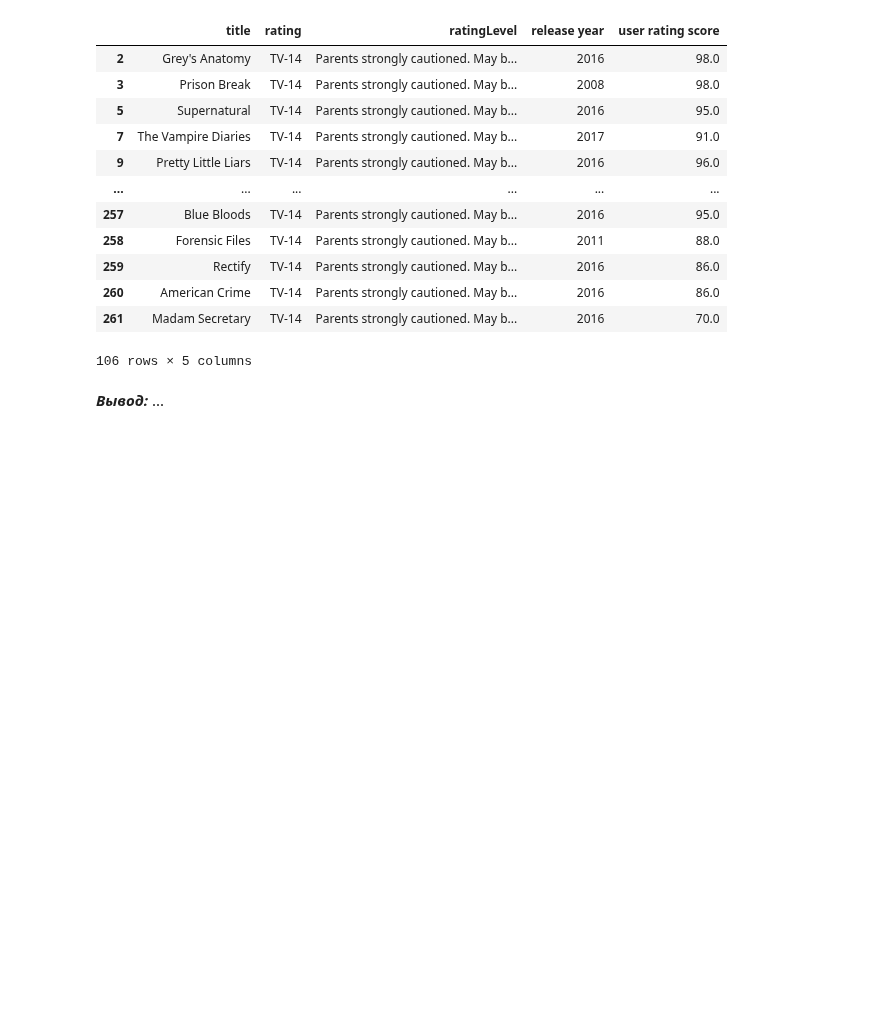
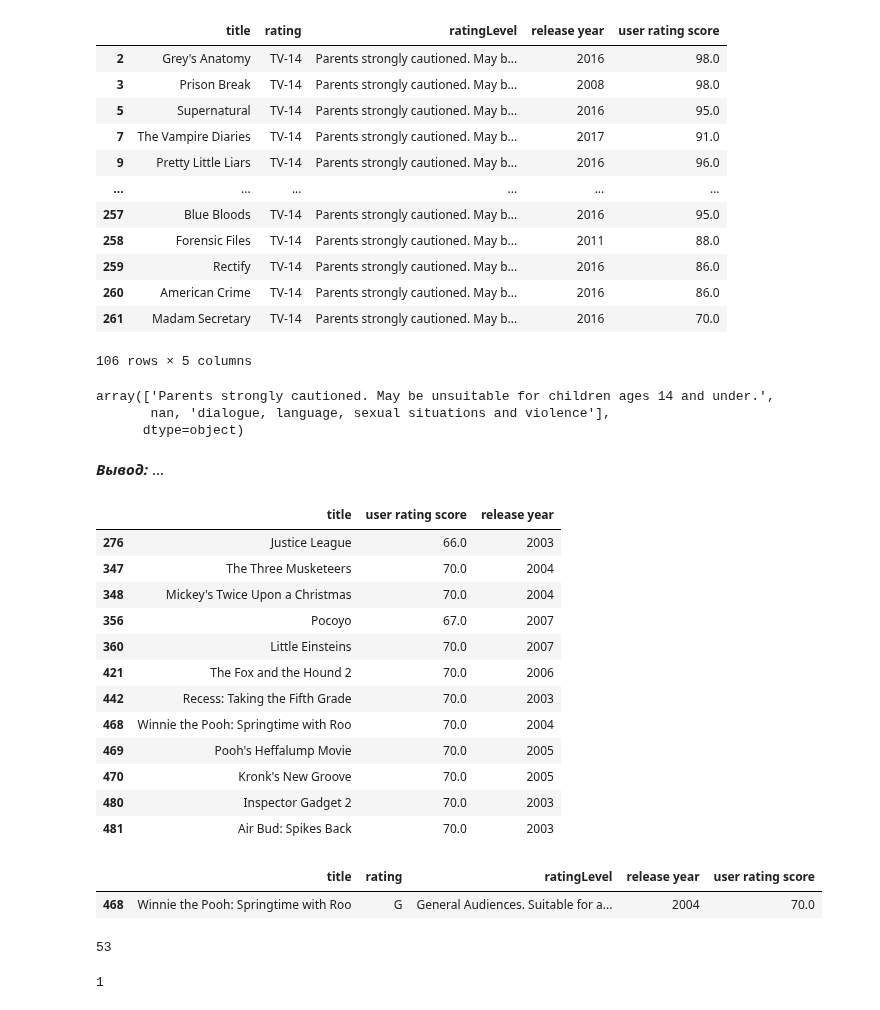
Before and after one commit to VorobyvEgor/Seminar_Sber, a Jupyter notebook: Projects/Егор_Воробьев_[Template]_Групповой_проект__Первичный_анализ_данных_.ipynb, the cells around one changed output. Saved outputs shown, nothing was run; the diff lists cells and outputs as text; code cells hidden in the pictures; blank space fills up the shorter version.

```diff
--- a/Projects/Егор_Воробьев_[Template]_Групповой_проект__Первичный_анализ_данных_.ipynb
+++ b/Projects/Егор_Воробьев_[Template]_Групповой_проект__Первичный_анализ_данных_.ipynb
@@ -404,5 +419,41 @@ data_full[data_full['rating'] == Sherlock['rating'].values[0]]
 | 260 | American Crime | TV-14 | Parents strongly cautioned. May b... | 2016 | 86.0 |
 | 261 | Madam Secretary | TV-14 | Parents strongly cautioned. May b... | 2016 | 70.0 |
 106 rows × 5 columns
+# %%
+data_full[data_full['rating'] == Sherlock['rating'].values[0]]['ratingLevel'].unique()
+# %% [output]
+array(['Parents strongly cautioned. May be unsuitable for children ages 14 and under.',
+       nan, 'dialogue, language, sexual situations and violence'],
+      dtype=object)
 # %% [markdown]
 ***Вывод:*** ...
+# %%
+data_full[(data_full['user rating score'] >= 65) & (data_full['user rating score'] <= 70)
+& (data_full['release year'] >= 2003) & (data_full['release year'] <= 2008)][['title', 'user rating score', 'release year']]
+# %% [output]
+|  | title | user rating score | release year |
+| 276 | Justice League | 66.0 | 2003 |
+| 347 | The Three Musketeers | 70.0 | 2004 |
+| 348 | Mickey's Twice Upon a Christmas | 70.0 | 2004 |
+| 356 | Pocoyo | 67.0 | 2007 |
+| 360 | Little Einsteins | 70.0 | 2007 |
+| 421 | The Fox and the Hound 2 | 70.0 | 2006 |
+| 442 | Recess: Taking the Fifth Grade | 70.0 | 2003 |
+| 468 | Winnie the Pooh: Springtime with Roo | 70.0 | 2004 |
+| 469 | Pooh's Heffalump Movie | 70.0 | 2005 |
+| 470 | Kronk's New Groove | 70.0 | 2005 |
+| 480 | Inspector Gadget 2 | 70.0 | 2003 |
+| 481 | Air Bud: Spikes Back | 70.0 | 2003 |
+# %%
+data_full[data_full['title'] == 'Winnie the Pooh: Springtime with Roo']
+# %% [output]
+|  | title | rating | ratingLevel | release year | user rating score |
+| 468 | Winnie the Pooh: Springtime with Roo | G | General Audiences. Suitable for a... | 2004 | 70.0 |
+# %%
+data_full[data_full['rating'] == 'G']['title'].nunique()
+# %% [output]
+53
+# %%
+data_full[data_full['title'] == 'Winnie the Pooh: Springtime with Roo']['title'].nunique()
+# %% [output]
+1
```
Also changed, not shown: parts of 11 cells of this notebook.
